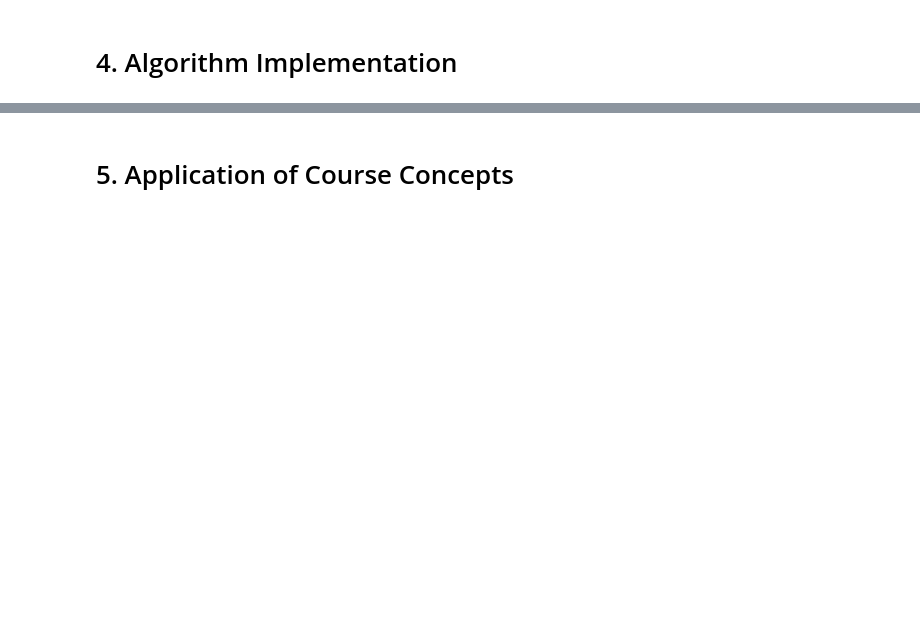
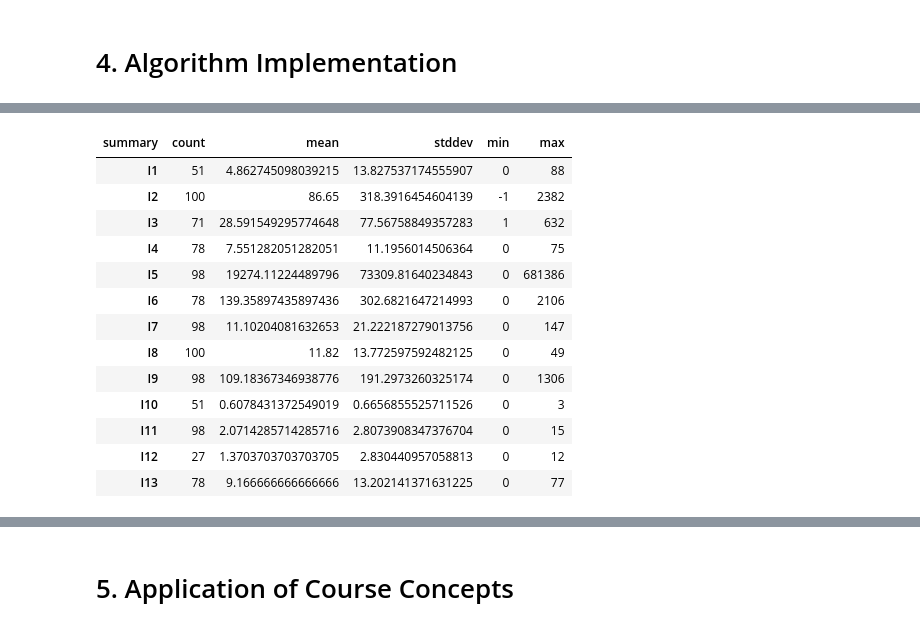
Before and after one commit to ansjory/w261_project, a Jupyter notebook: chi_fpj_workbook.ipynb, the cells around one changed output, grey strips where cells are left out. Saved outputs shown, nothing was run; the diff lists cells and outputs as text; code cells hidden in the pictures; blank space fills up the shorter version.

```diff
--- a/chi_fpj_workbook.ipynb
+++ b/chi_fpj_workbook.ipynb
@@ -80,0 +193,21 @@ toy.shape
+# %%
+num_summary = toy_df.select(numeric_features).describe()
+num_summary_pd = num_summary.toPandas().transpose()
+num_summary_pd.columns = num_summary_pd.iloc[0]
+num_summary_pd = num_summary_pd[1:]
+num_summary_pd
+# %% [output]
+| summary | count | mean | stddev | min | max |
+| I1 | 51 | 4.862745098039215 | 13.827537174555907 | 0 | 88 |
+| I2 | 100 | 86.65 | 318.3916454604139 | -1 | 2382 |
+| I3 | 71 | 28.591549295774648 | 77.56758849357283 | 1 | 632 |
+| I4 | 78 | 7.551282051282051 | 11.1956014506364 | 0 | 75 |
+| I5 | 98 | 19274.11224489796 | 73309.81640234843 | 0 | 681386 |
+| I6 | 78 | 139.35897435897436 | 302.6821647214993 | 0 | 2106 |
+| I7 | 98 | 11.10204081632653 | 21.222187279013756 | 0 | 147 |
+| I8 | 100 | 11.82 | 13.772597592482125 | 0 | 49 |
+| I9 | 98 | 109.18367346938776 | 191.2973260325174 | 0 | 1306 |
+| I10 | 51 | 0.6078431372549019 | 0.6656855525711526 | 0 | 3 |
+| I11 | 98 | 2.0714285714285716 | 2.8073908347376704 | 0 | 15 |
+| I12 | 27 | 1.3703703703703705 | 2.830440957058813 | 0 | 12 |
+| I13 | 78 | 9.166666666666666 | 13.202141371631225 | 0 | 77 |
```
Also changed, not shown: parts of 27 cells of this notebook.
